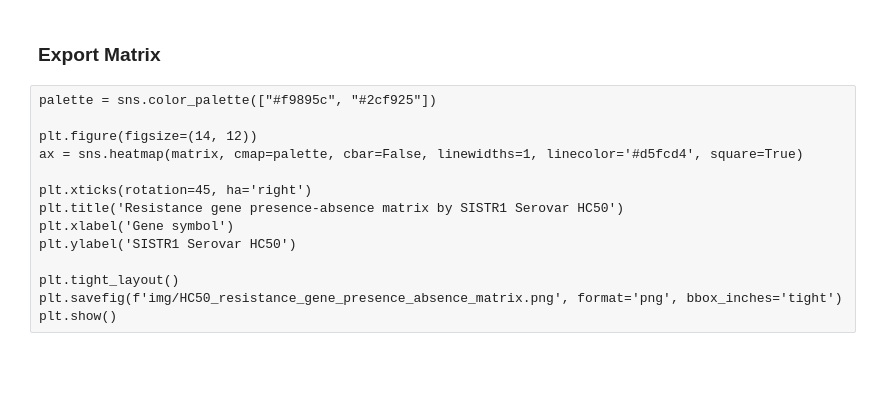
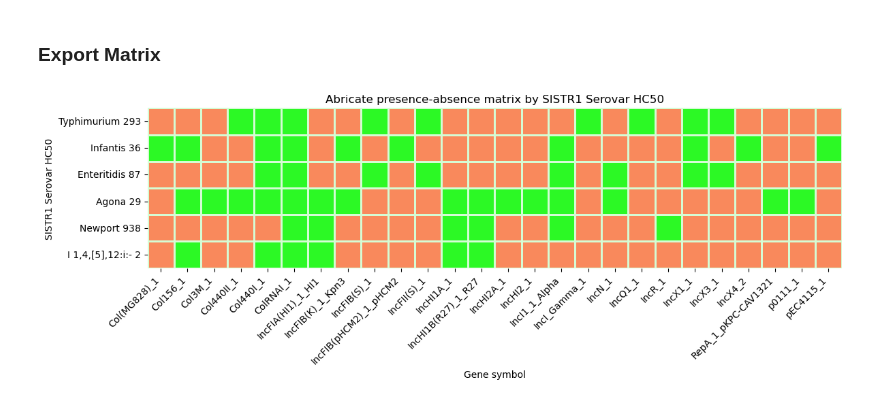
Before and after one commit to vicevalds/BIO295, a Jupyter notebook: Abricate.ipynb, the cells around one changed output. Cells and saved outputs as stored; diff of their text form; code cells hidden in the pictures; blank space fills up the shorter version.

```diff
--- a/Abricate.ipynb
+++ b/Abricate.ipynb
@@ -44,0 +45,28 @@ matrix.head(10)
+# %%
+df_matrix_json = {}
+for serovar in df['SISTR1 Serovar HC50'].unique():
+    df_matrix_json[serovar] = {resistance_gene: set() for resistance_gene in df.columns[1:]}
+
+for _, row in df.iterrows():
+    serovar = row['SISTR1 Serovar HC50']
+    for resistance_gene in df.columns[1:]:
+        coverage = row[resistance_gene]
+        if coverage != '.':
+            df_matrix_json[serovar][resistance_gene].add(coverage)
+
+for serovar, genes in df_matrix_json.items():
+    for resistance_gene, value in genes.items():
+        genes[resistance_gene] = list(value)
+
+matrix_json = {}
+for serovar, genes in df_matrix_json.items():
+    # Change coverage by int
+    # matrix_json[serovar] = {resistance_gene: ' '.join(value) if value else '.' for resistance_gene, value in genes.items()}
+    matrix_json[serovar] = {resistance_gene: 1 if value else 0 for resistance_gene, value in genes.items()}
+
+# Export
+with open('out/abricate_resistance_gene_matrix.json', 'w') as file:
+    json.dump(df_matrix_json, file, indent=4)
+# %%
+matrix = pd.DataFrame.from_dict(matrix_json, orient='index')
+matrix
@@ -45,16 +82,18 @@ matrix.head(10)
 # %% [markdown]
 ### Export Matrix
-# %% [raw]
-palette = sns.color_palette(["#f9895c", "#2cf925"])
-
-plt.figure(figsize=(14, 12))
-ax = sns.heatmap(matrix, cmap=palette, cbar=False, linewidths=1, linecolor='#d5fcd4', square=True)
-
-plt.xticks(rotation=45, ha='right')
-plt.title('Resistance gene presence-absence matrix by SISTR1 Serovar HC50')
-plt.xlabel('Gene symbol')
-plt.ylabel('SISTR1 Serovar HC50')
-
-plt.tight_layout()
-plt.savefig(f'img/HC50_resistance_gene_presence_absence_matrix.png', format='png', bbox_inches='tight')
-plt.show()
+# %%
+palette = sns.color_palette(["#f9895c", "#2cf925"])
+
+plt.figure(figsize=(12, 4))
+ax = sns.heatmap(matrix, cmap=palette, cbar=False, linewidths=1, linecolor='#d5fcd4', square=True)
+
+plt.xticks(rotation=45, ha='right')
+plt.title('Abricate presence-absence matrix by SISTR1 Serovar HC50')
+plt.xlabel('Gene symbol')
+plt.ylabel('SISTR1 Serovar HC50')
+
+plt.tight_layout()
+plt.savefig(f'img/HC50_Abricate_resistance_gene_matrix.png', format='png', bbox_inches='tight')
+plt.show()
+# %% [output]
+[figure, added]
```
Also changed, not shown: parts of 6 cells of this notebook, 1 other file.
